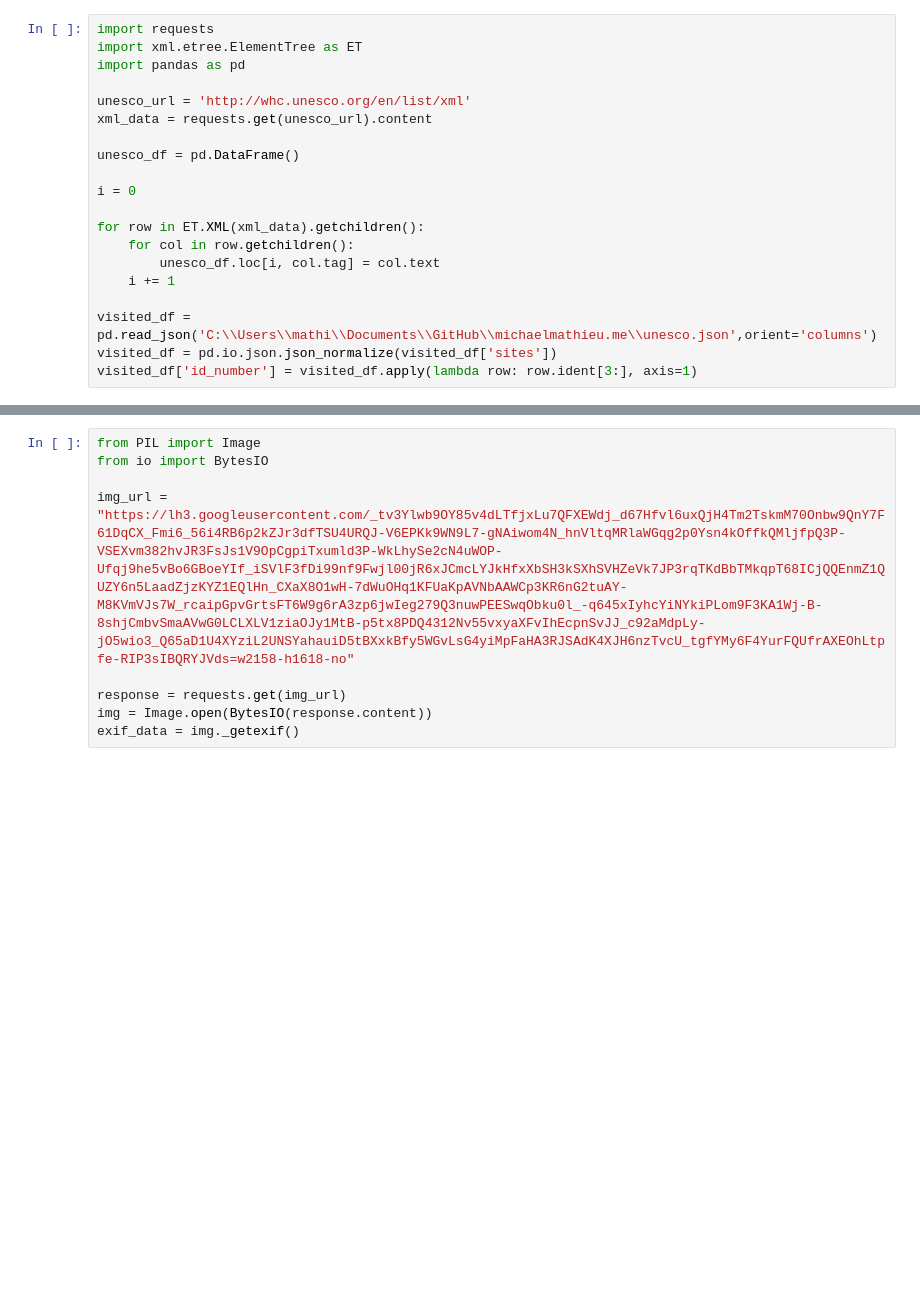
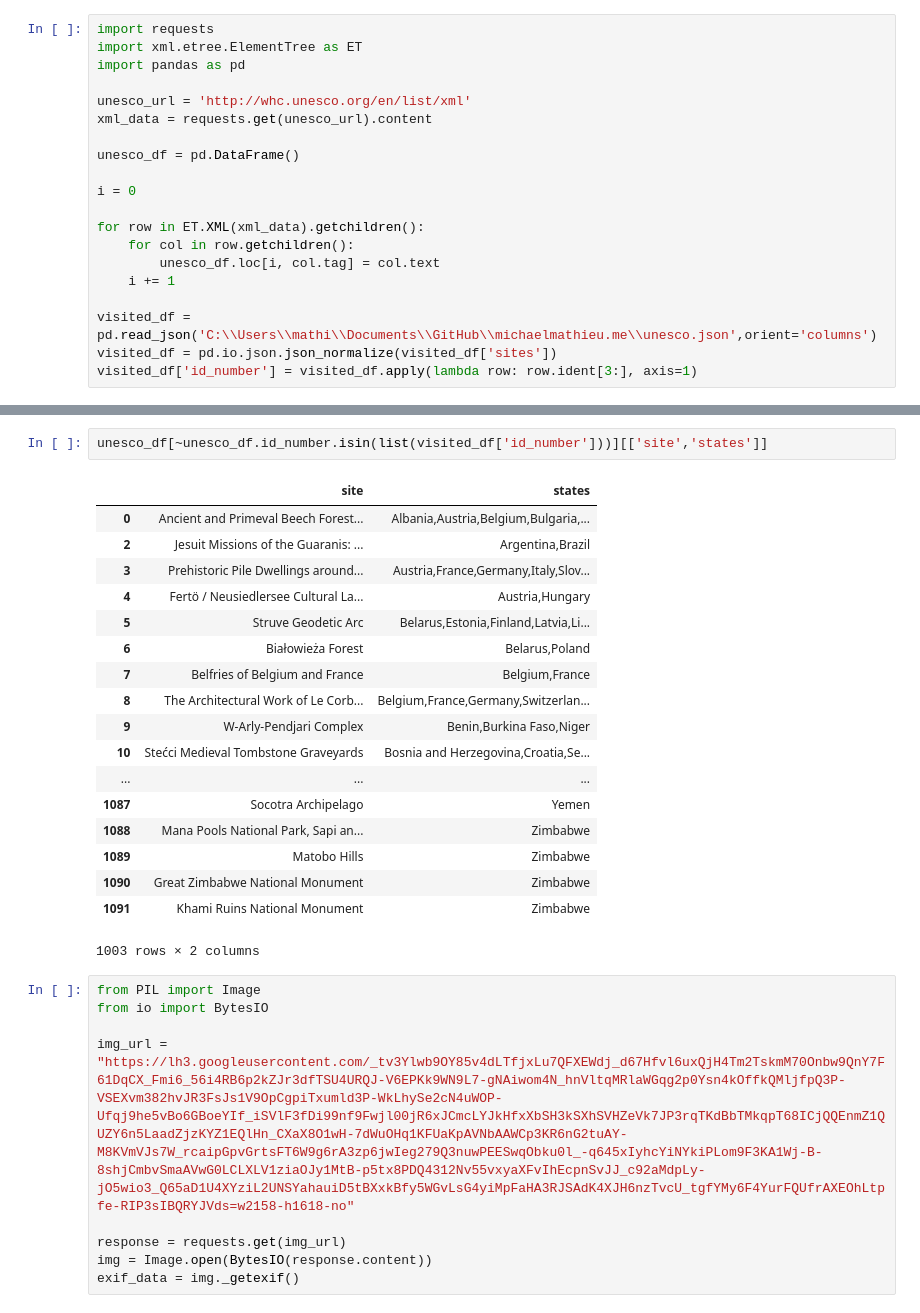
Before and after one commit to mathieum906/michaelmathieu.me, a Jupyter notebook: UNESCO.ipynb, the cells around one changed output, grey strips where cells are left out. Cells and saved outputs as stored; diff of their text form; blank space fills up the shorter version.

```diff
--- a/UNESCO.ipynb
+++ b/UNESCO.ipynb
@@ -42,3 +21,24 @@ visited_df
+# %%
+unesco_df[~unesco_df.id_number.isin(list(visited_df['id_number']))][['site','states']]
+# %% [output]
+|  | site | states |
+| 0 | Ancient and Primeval Beech Forest... | Albania,Austria,Belgium,Bulgaria,... |
+| 2 | Jesuit Missions of the Guaranis: ... | Argentina,Brazil |
+| 3 | Prehistoric Pile Dwellings around... | Austria,France,Germany,Italy,Slov... |
+| 4 | Fertö / Neusiedlersee Cultural La... | Austria,Hungary |
+| 5 | Struve Geodetic Arc | Belarus,Estonia,Finland,Latvia,Li... |
+| 6 | Białowieża Forest | Belarus,Poland |
+| 7 | Belfries of Belgium and France | Belgium,France |
+| 8 | The Architectural Work of Le Corb... | Belgium,France,Germany,Switzerlan... |
+| 9 | W-Arly-Pendjari Complex | Benin,Burkina Faso,Niger |
+| 10 | Stećci Medieval Tombstone Graveyards | Bosnia and Herzegovina,Croatia,Se... |
+| ... | ... | ... |
+| 1087 | Socotra Archipelago | Yemen |
+| 1088 | Mana Pools National Park, Sapi an... | Zimbabwe |
+| 1089 | Matobo Hills | Zimbabwe |
+| 1090 | Great Zimbabwe National Monument | Zimbabwe |
+| 1091 | Khami Ruins National Monument | Zimbabwe |
+1003 rows × 2 columns
 # %%
 from PIL import Image
 from io import BytesIO
```
Also changed, not shown: parts of 1 cell of this notebook.
